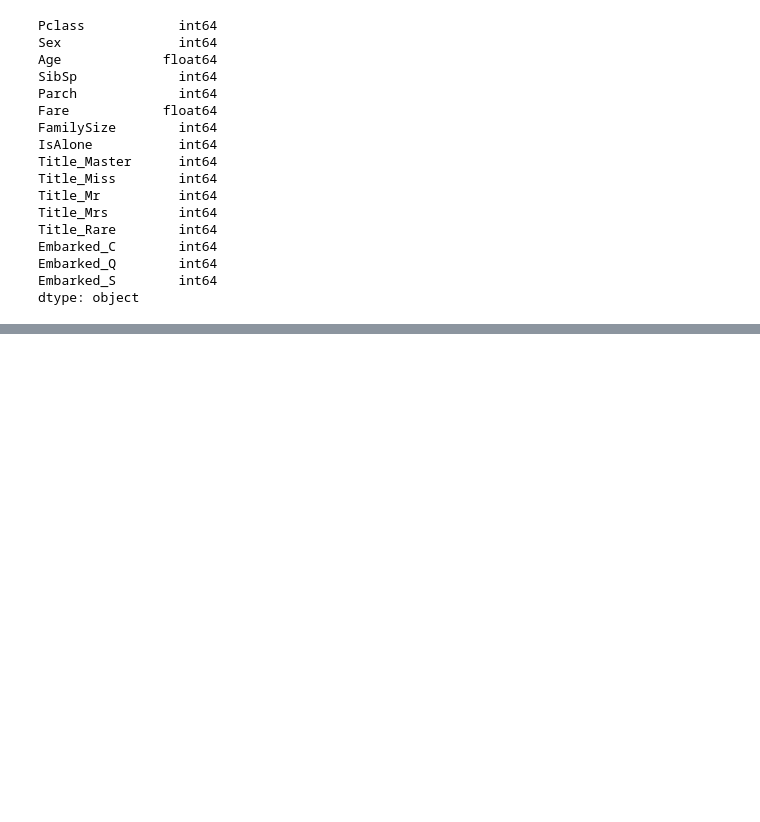
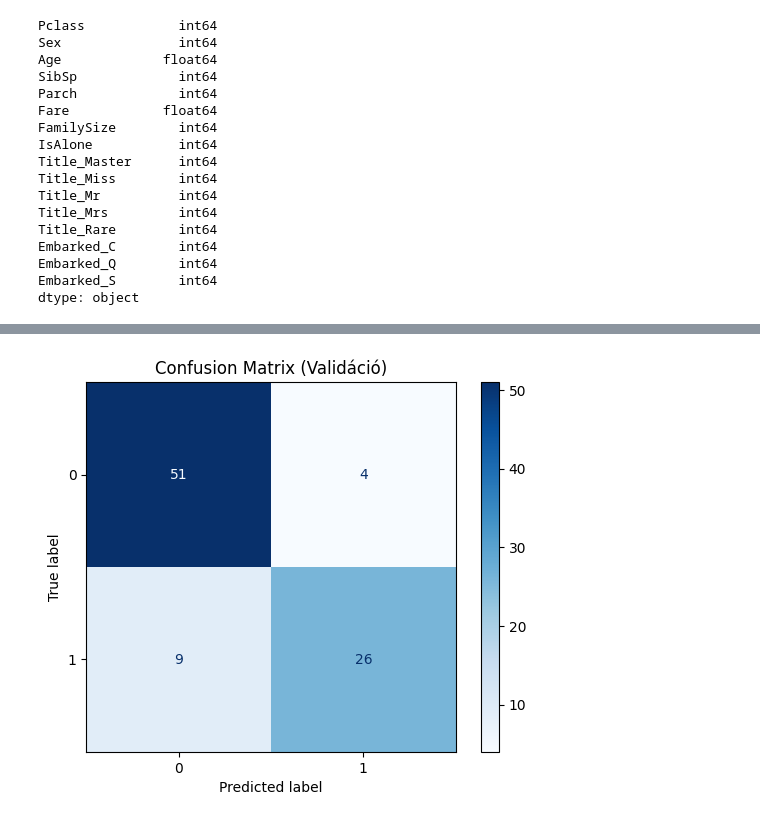
Before and after one commit to kugloff/X49HPQ_gepitanulas_beadando_2025, a Jupyter notebook: titanic.ipynb, the cells around one changed output, grey strips where cells are left out. Cells and saved outputs as stored; diff of their text form; code cells hidden in the pictures; blank space fills up the shorter version.

Commit message:
Pontosság javítása, confusion matrix hozzáadása

```diff
--- a/titanic.ipynb
+++ b/titanic.ipynb
@@ -320,0 +342,9 @@ plt.show()
+# %%
+y_validation_pred = (model.predict(x_validation) > 0.5).astype(int)
+
+cm = confusion_matrix(y_validation, y_validation_pred)
+disp = ConfusionMatrixDisplay(confusion_matrix=cm, display_labels=[0,1])
+disp.plot(cmap='Blues')
+plt.title("Confusion Matrix (Validáció)")
+plt.show()
+# %% [output]
@@ -320,0 +352 @@ plt.show()
+[figure, added]
```
Also changed, not shown: parts of 12 cells of this notebook, 2 other files.
